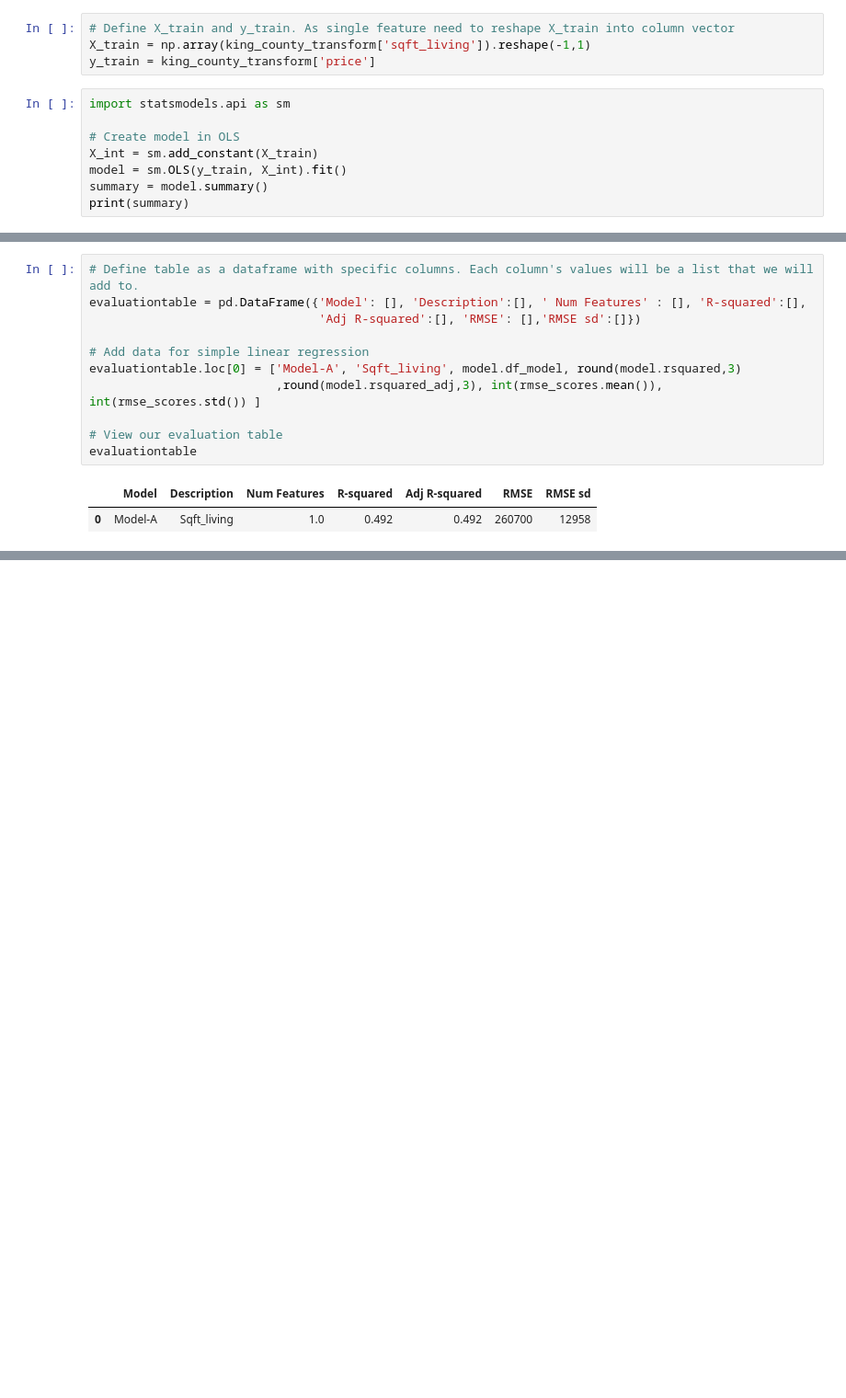
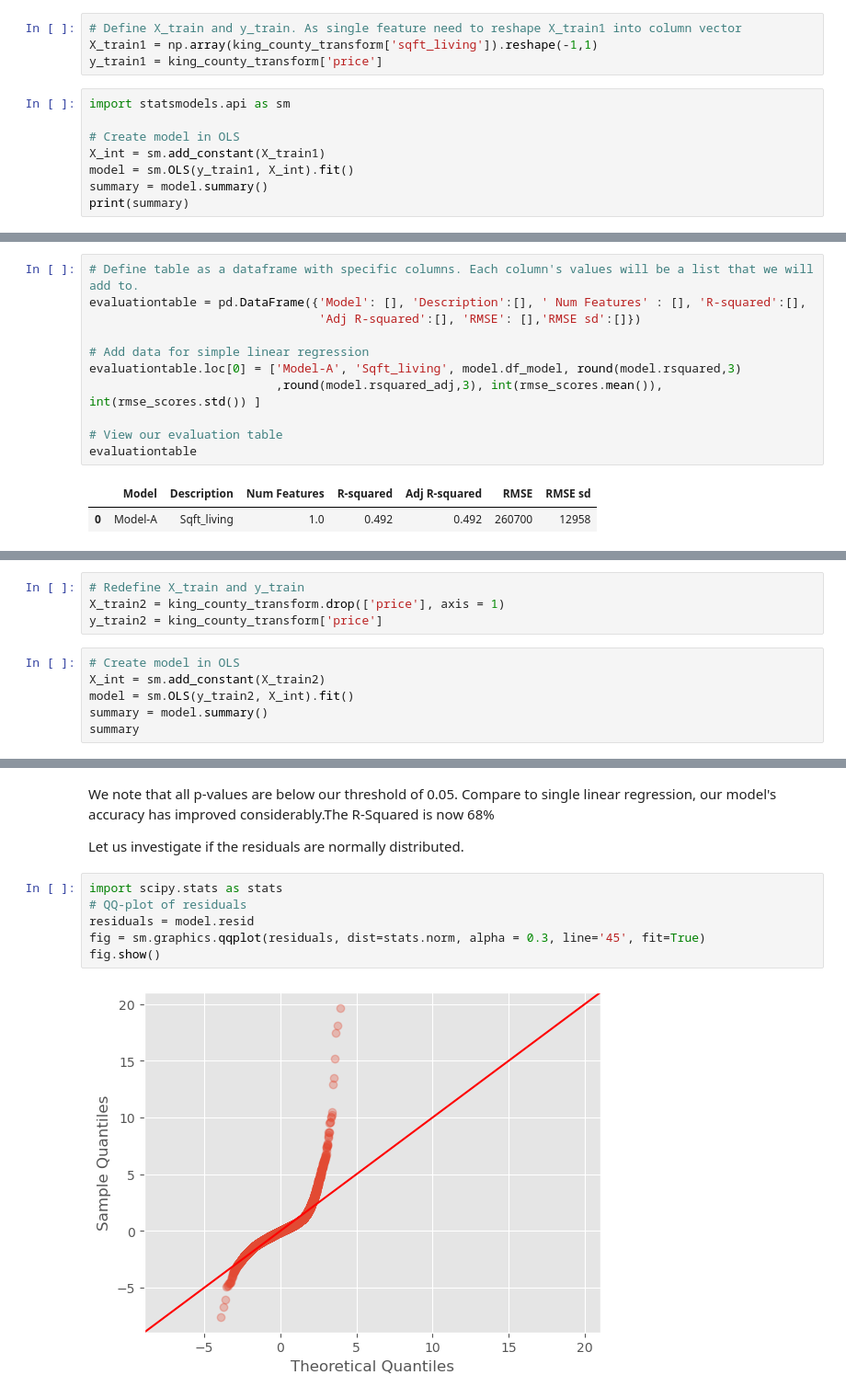
Before and after one commit to Judykoech/Phase2--Group1-Project, a Jupyter notebook: student.ipynb, the cells around one changed output, grey strips where cells are left out. Shown at 92% size. Cells and saved outputs as stored; diff of their text form; blank space fills up the shorter version.

Commit message:
perform multiple linear regression

```diff
--- a/student.ipynb
+++ b/student.ipynb
@@ -1446,15 +1418,15 @@ For all models, we only wish to have statistically significant features (p-value
 # %% [markdown]
 We will begin with a simple linear regression model, using the single feature of `sqft_living` which looked to be a good predictor based on satisfying the linearity assumption and being positively correlated with price.
 # %%
-# Define X_train and y_train. As single feature need to reshape X_train into column vector
-X_train = np.array(king_county_transform['sqft_living']).reshape(-1,1)
-y_train = king_county_transform['price']
+# Define X_train and y_train. As single feature need to reshape X_train1 into column vector
+X_train1 = np.array(king_county_transform['sqft_living']).reshape(-1,1)
+y_train1 = king_county_transform['price']
 # %%
 import statsmodels.api as sm
 
 # Create model in OLS
-X_int = sm.add_constant(X_train)
-model = sm.OLS(y_train, X_int).fit()
+X_int = sm.add_constant(X_train1)
+model = sm.OLS(y_train1, X_int).fit()
 summary = model.summary()
 print(summary)
 # %% [output]
@@ -1589,0 +1539,10 @@ evaluationtable
+# %%
+# Redefine X_train and y_train
+X_train2 = king_county_transform.drop(['price'], axis = 1)
+y_train2 = king_county_transform['price']
+# %%
+# Create model in OLS
+X_int = sm.add_constant(X_train2)
+model = sm.OLS(y_train2, X_int).fit()
+summary = model.summary()
+summary
@@ -1589,0 +1584,12 @@ evaluationtable
+# %% [markdown]
+We note that all p-values are below our threshold of 0.05. Compare to single linear regression, our model's accuracy has improved considerably.The R-Squared is now 68%
+
+Let us investigate if the residuals are normally distributed.
+# %%
+import scipy.stats as stats
+# QQ-plot of residuals
+residuals = model.resid
+fig = sm.graphics.qqplot(residuals, dist=stats.norm, alpha = 0.3, line='45', fit=True)
+fig.show()
+# %% [output]
+[figure, added]
```
Also changed, not shown: parts of 51 cells of this notebook.
